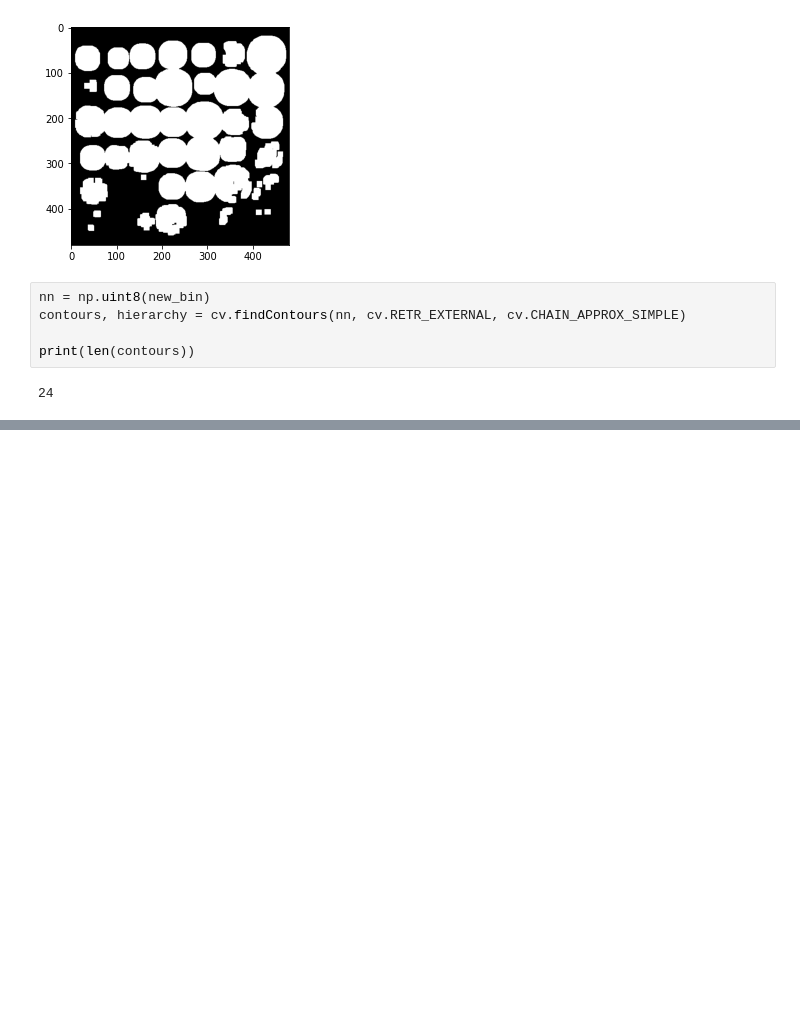
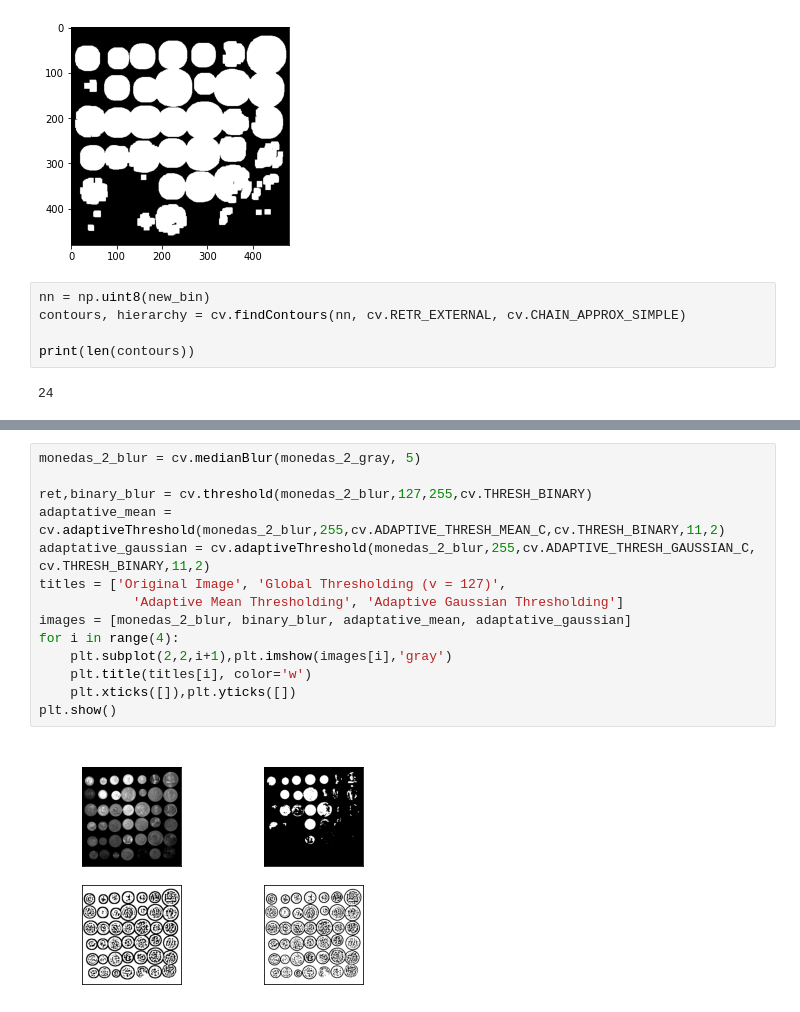
Before and after one commit to Bryan-Suelo/machine_learning, a Jupyter notebook: morphological_operations/exercise.ipynb, the cells around one changed output, grey strips where cells are left out. Drawn from its saved outputs; the diff is of its cells as text; blank space fills up the shorter version.

```diff
--- a/morphological_operations/exercise.ipynb
+++ b/morphological_operations/exercise.ipynb
@@ -118,0 +162,16 @@ plt.show()
+# %%
+monedas_2_blur = cv.medianBlur(monedas_2_gray, 5)
+
+ret,binary_blur = cv.threshold(monedas_2_blur,127,255,cv.THRESH_BINARY)
+adaptative_mean = cv.adaptiveThreshold(monedas_2_blur,255,cv.ADAPTIVE_THRESH_MEAN_C,cv.THRESH_BINARY,11,2)
+adaptative_gaussian = cv.adaptiveThreshold(monedas_2_blur,255,cv.ADAPTIVE_THRESH_GAUSSIAN_C, cv.THRESH_BINARY,11,2)
+titles = ['Original Image', 'Global Thresholding (v = 127)',
+            'Adaptive Mean Thresholding', 'Adaptive Gaussian Thresholding']
+images = [monedas_2_blur, binary_blur, adaptative_mean, adaptative_gaussian]
+for i in range(4):
+    plt.subplot(2,2,i+1),plt.imshow(images[i],'gray')
+    plt.title(titles[i], color='w')
+    plt.xticks([]),plt.yticks([])
+plt.show()
+# %% [output]
+[figure, added]
```
Also changed, not shown: parts of 31 cells of this notebook, 3 other files.
